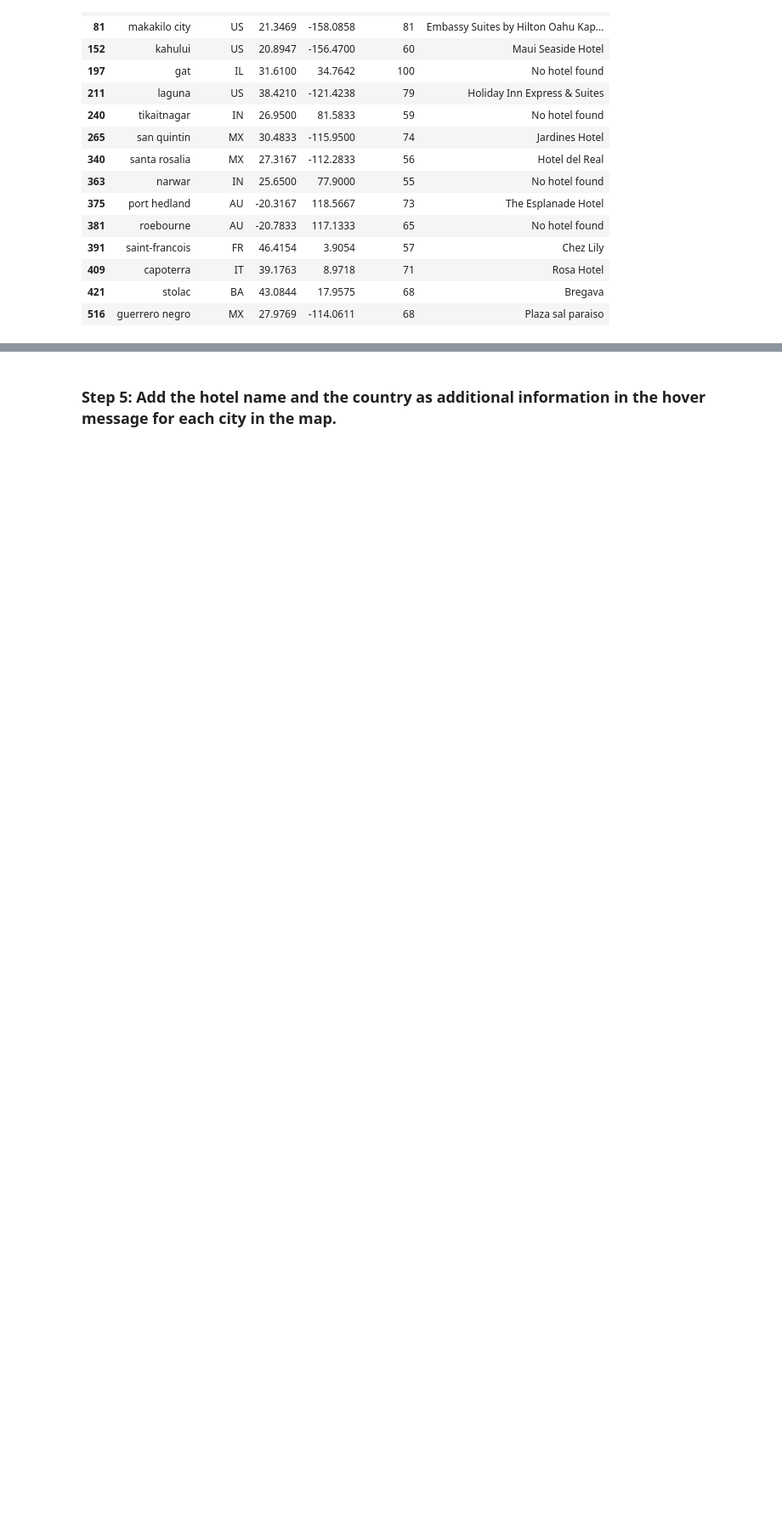
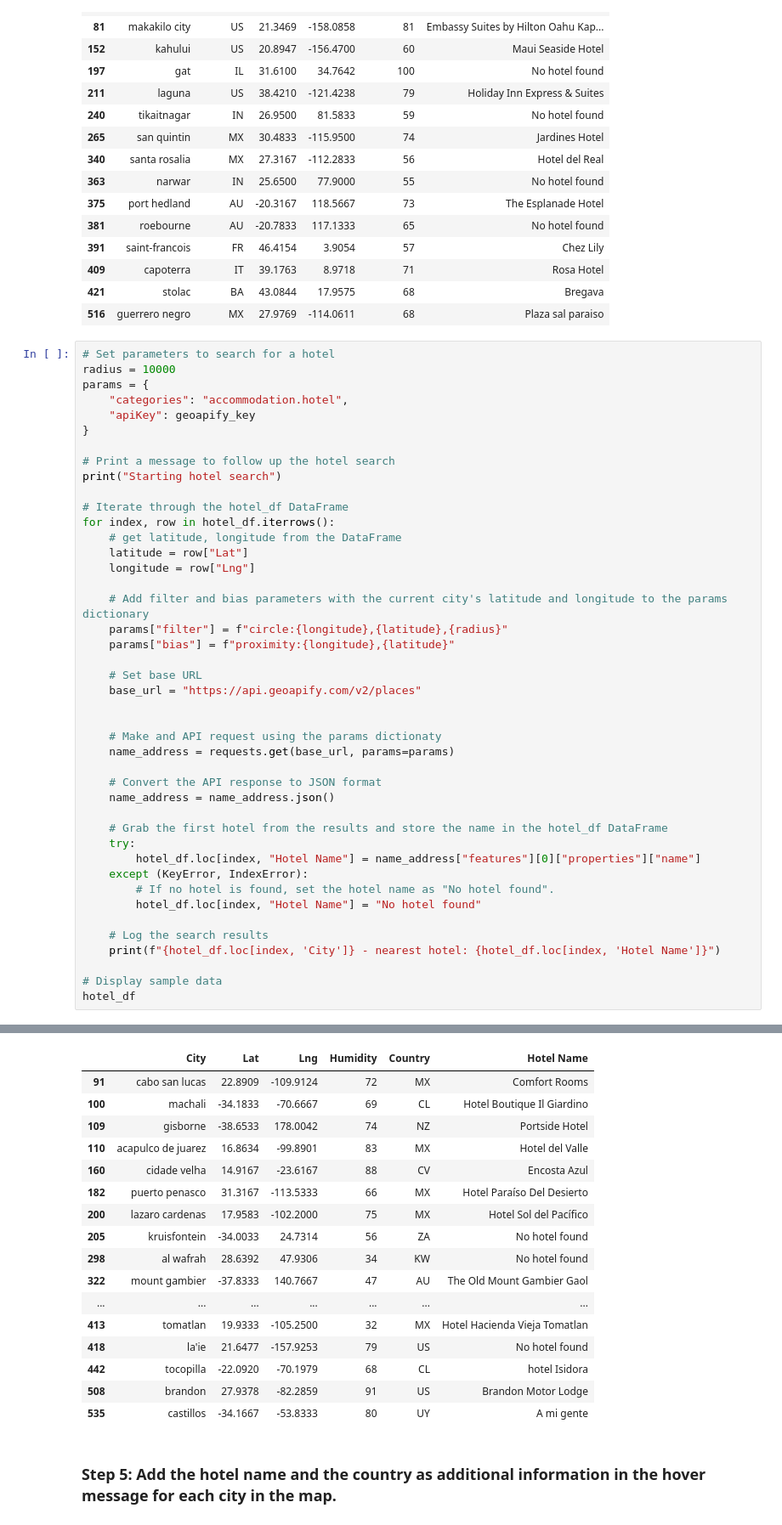
Before and after one commit to biancasab/python-api-challenge, a Jupyter notebook: WeatherPy/VacationPy.ipynb, the cells around one changed output, grey strips where cells are left out. Shown at 85% size. Saved outputs shown, nothing was run; the diff lists cells and outputs as text; blank space fills up the shorter version.

```diff
--- a/WeatherPy/VacationPy.ipynb
+++ b/WeatherPy/VacationPy.ipynb
@@ -207,3 +184,47 @@ guerrero negro - nearest hotel: Plaza sal paraiso
 | 409 | capoterra | IT | 39.1763 | 8.9718 | 71 | Rosa Hotel |
 | 421 | stolac | BA | 43.0844 | 17.9575 | 68 | Bregava |
 | 516 | guerrero negro | MX | 27.9769 | -114.0611 | 68 | Plaza sal paraiso |
+# %%
+# Set parameters to search for a hotel
+radius = 10000
+params = {
+    "categories": "accommodation.hotel",
+    "apiKey": geoapify_key
+}
+
+# Print a message to follow up the hotel search
+print("Starting hotel search")
+
+# Iterate through the hotel_df DataFrame
+for index, row in hotel_df.iterrows():
+    # get latitude, longitude from the DataFrame
+    latitude = row["Lat"]
+    longitude = row["Lng"]
+
+    # Add filter and bias parameters with the current city's latitude and longitude to the params dictionary
+    params["filter"] = f"circle:{longitude},{latitude},{radius}"
+    params["bias"] = f"proximity:{longitude},{latitude}"
+
+    # Set base URL
+    base_url = "https://api.geoapify.com/v2/places"
+
+
+    # Make and API request using the params dictionaty
+    name_address = requests.get(base_url, params=params)
+
+    # Convert the API response to JSON format
+    name_address = name_address.json()
+
+    # Grab the first hotel from the results and store the name in the hotel_df DataFrame
+    try:
+        hotel_df.loc[index, "Hotel Name"] = name_address["features"][0]["properties"]["name"]
+    except (KeyError, IndexError):
+        # If no hotel is found, set the hotel name as "No hotel found".
+        hotel_df.loc[index, "Hotel Name"] = "No hotel found"
+
+    # Log the search results
+    print(f"{hotel_df.loc[index, 'City']} - nearest hotel: {hotel_df.loc[index, 'Hotel Name']}")
+
+# Display sample data
+hotel_df
+# %% [output]
@@ -210,2 +251,19 @@ guerrero negro - nearest hotel: Plaza sal paraiso
+|  | City | Lat | Lng | Humidity | Country | Hotel Name |
+| 91 | cabo san lucas | 22.8909 | -109.9124 | 72 | MX | Comfort Rooms |
+| 100 | machali | -34.1833 | -70.6667 | 69 | CL | Hotel Boutique Il Giardino |
+| 109 | gisborne | -38.6533 | 178.0042 | 74 | NZ | Portside Hotel |
+| 110 | acapulco de juarez | 16.8634 | -99.8901 | 83 | MX | Hotel del Valle |
+| 160 | cidade velha | 14.9167 | -23.6167 | 88 | CV | Encosta Azul |
+| 182 | puerto penasco | 31.3167 | -113.5333 | 66 | MX | Hotel Paraíso Del Desierto |
+| 200 | lazaro cardenas | 17.9583 | -102.2000 | 75 | MX | Hotel Sol del Pacífico |
+| 205 | kruisfontein | -34.0033 | 24.7314 | 56 | ZA | No hotel found |
+| 298 | al wafrah | 28.6392 | 47.9306 | 34 | KW | No hotel found |
+| 322 | mount gambier | -37.8333 | 140.7667 | 47 | AU | The Old Mount Gambier Gaol |
+| ... | ... | ... | ... | ... | ... | ... |
+| 413 | tomatlan | 19.9333 | -105.2500 | 32 | MX | Hotel Hacienda Vieja Tomatlan |
+| 418 | la'ie | 21.6477 | -157.9253 | 79 | US | No hotel found |
+| 442 | tocopilla | -22.0920 | -70.1979 | 68 | CL | hotel Isidora |
+| 508 | brandon | 27.9378 | -82.2859 | 91 | US | Brandon Motor Lodge |
+| 535 | castillos | -34.1667 | -53.8333 | 80 | UY | A mi gente |
 # %% [markdown]
 ### Step 5: Add the hotel name and the country as additional information in the hover message for each city in the map.
```
Also changed, not shown: parts of 8 cells of this notebook.
